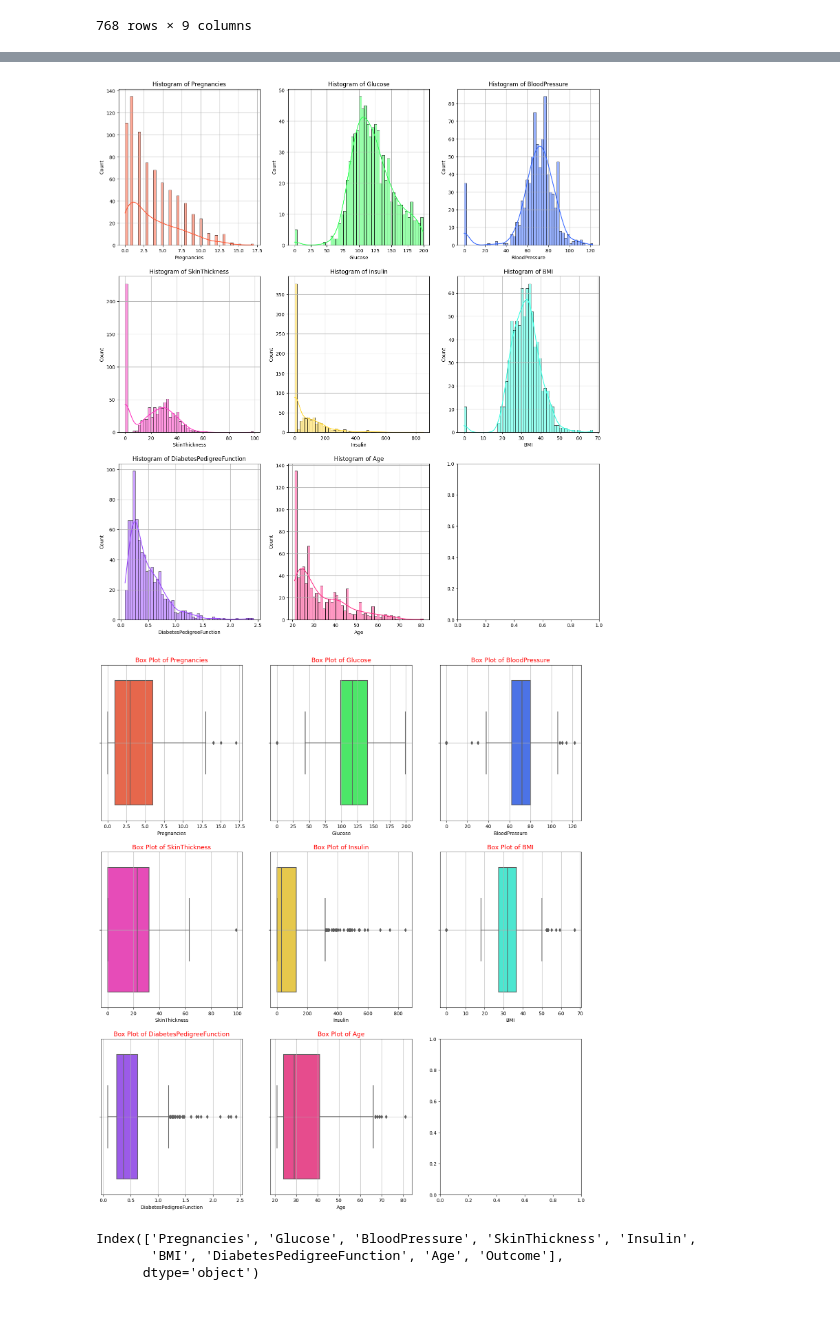
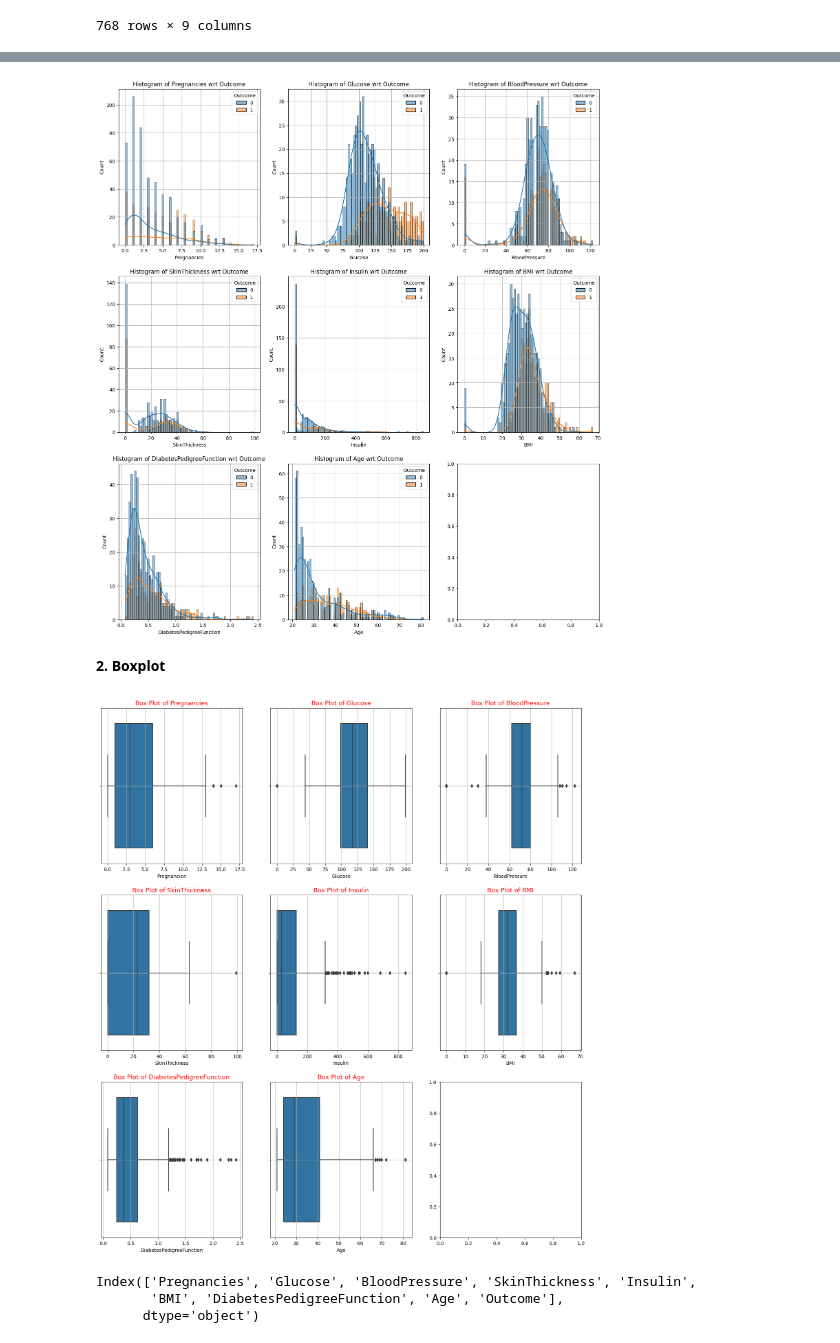
Before and after one commit to aarnab123/Diabetes-Prediction, a Jupyter notebook: diabetes_disease_prediction.ipynb, the cells around one changed output, grey strips where cells are left out. Saved outputs shown, nothing was run; the diff lists cells and outputs as text; code cells hidden in the pictures; blank space fills up the shorter version.

```diff
--- a/diabetes_disease_prediction.ipynb
+++ b/diabetes_disease_prediction.ipynb
@@ -75,25 +88,26 @@ import plotly as pt
 # %%
 fig,axes=plt.subplots(3,3,figsize=(18,20))
-colors=['#FF5733','#33FF57','#3366FF','#FF33C2','#FFD733','#33FFE2','#9944FF','#FF3389']
 for i,ax in enumerate(axes.flatten()):
     if i>=len(df.columns)-1:
         break
-    sns.histplot(data=df,x=df[df.columns[i]],bins=50,ax=ax,color=colors[i],kde=True)
+    sns.histplot(data=df,x=df[df.columns[i]],hue=df.Outcome,bins=70,ax=ax,kde=True,)
     ax.set(xlabel=df.columns[i])
-    ax.set_title(f'Histogram of {df.columns[i]}')
+    ax.set_title(f'Histogram of {df.columns[i]} wrt Outcome')
     ax.grid(True)
 # %% [output]
-[figure, old version]
+[figure, new version]
+# %% [markdown]
+**2. Boxplot**
 # %%
 fig,axes=plt.subplots(3,3,figsize=(18,20))
 for i,ax in enumerate(axes.flatten()):
     if i>=len(df.columns)-1:
         break
-    sns.boxplot(data=df,x=df[df.columns[i]],color=colors[i],ax=ax)
-    ax.set_title(f'Box Plot of {df.columns[i]}',color='red',fontsize=13)
+    sns.boxplot(data=df,x=df[df.columns[i]], ax=ax,)
+    ax.set_title(f'Box Plot of {df.columns[i]}',color='red',fontsize=13,)
     ax.grid(True)
 # %% [output]
-[figure, old version]
+[figure, new version]
 # %%
 df.columns
 # %% [output]
```
Also changed, not shown: parts of 62 cells of this notebook.
